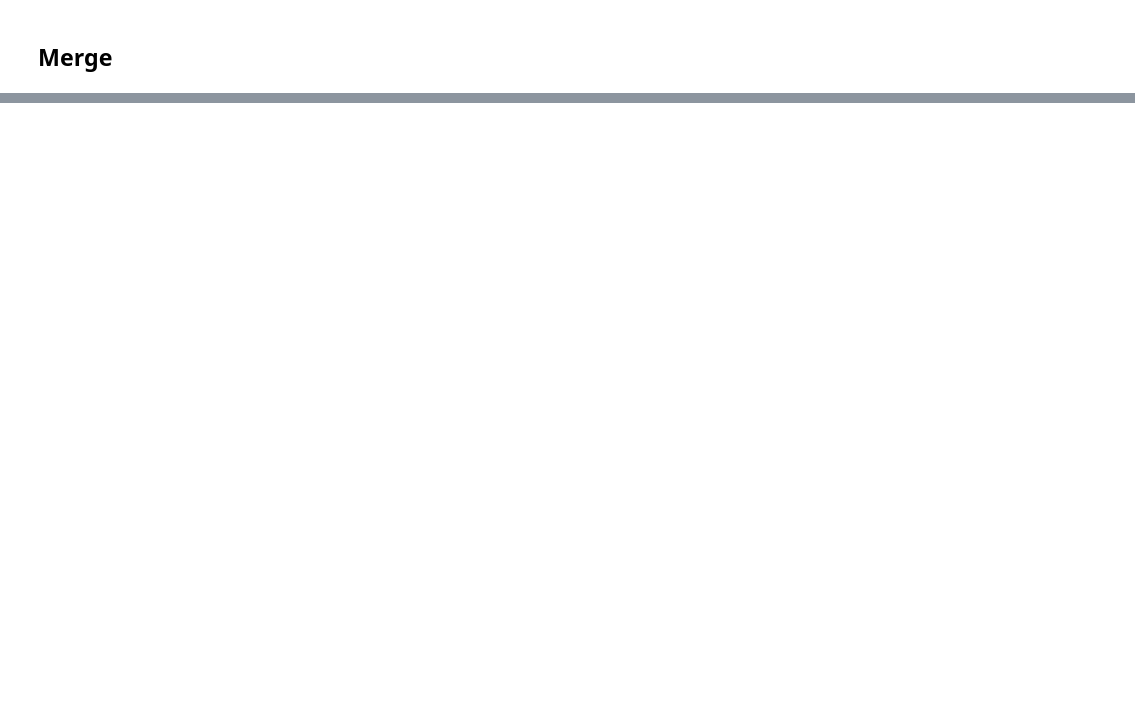
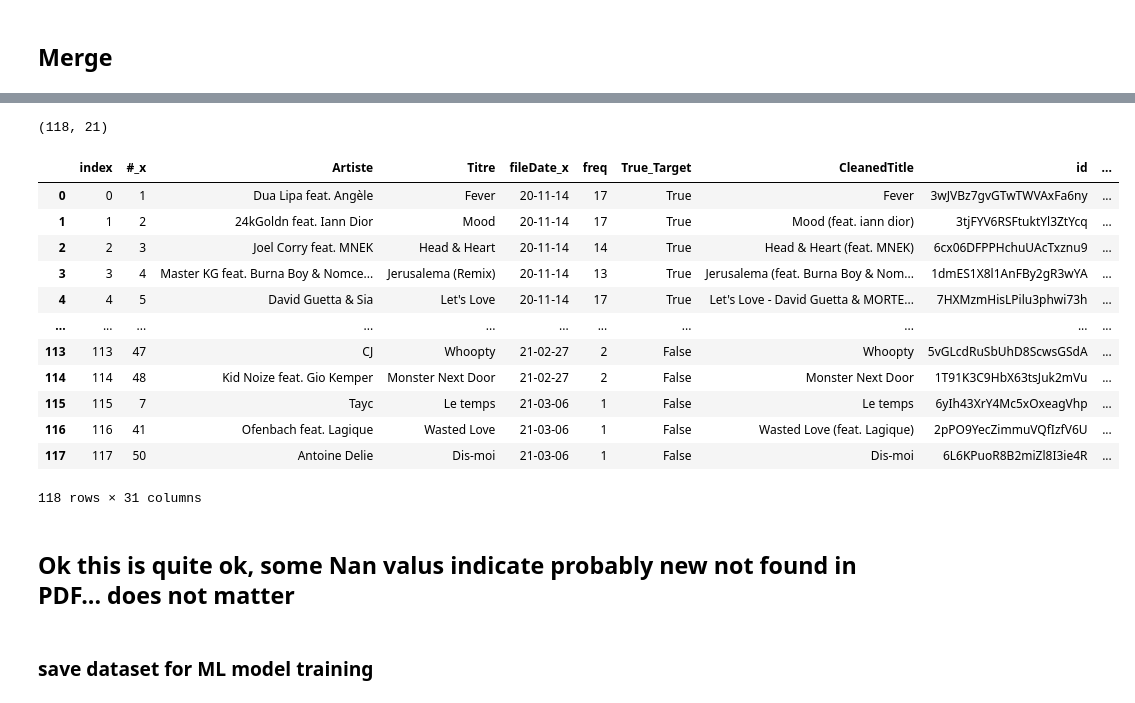
Before and after one commit to albert-kevin/G15SDSHackathon2021, a Jupyter notebook: code/notebooks/kevin/05_Spotify_Data_Cleaning.ipynb, the cells around one changed output, grey strips where cells are left out. Saved outputs shown, nothing was run; the diff lists cells and outputs as text; code cells hidden in the pictures; blank space fills up the shorter version.

Commit message:
update all latest notebooks - incl latest model

```diff
--- a/code/notebooks/kevin/05_Spotify_Data_Cleaning.ipynb
+++ b/code/notebooks/kevin/05_Spotify_Data_Cleaning.ipynb
@@ -120,2 +192,4 @@ Name: 0, dtype: object
 # %% [markdown]
 ## Enrich the ultratop PDF dataset with Spotify API
+# %%
+ultraPDFflanders = pd.read_parquet("../../../data/bronze/Ultratop/Flanders/ultratopPDFflanders.parquet")
@@ -121,0 +209,2 @@ Name: 0, dtype: object
+# %%
+ultraPDFflanders = ultraPDFflanders.drop_duplicates(subset=['Titel'], keep='last')
@@ -122,2 +215,5 @@ Name: 0, dtype: object
 # %% [markdown]
 ## Merge
+# %%
+# load again the dataset from above
+df = pd.read_parquet("../../../data/silver/ultraPlusSpotify.parquet")
@@ -123,0 +230,25 @@ Name: 0, dtype: object
+# %%
+df.shape
+# %% [output]
+(118, 21)
+# %%
+df = df.merge(ultraPDFflanders, how="left", left_on="Titre", right_on="Titel").reset_index()
+df
+# %% [output]
+|  | index | #_x | Artiste | Titre | fileDate_x | freq | True_Target | CleanedTitle | id | ... |
+| 0 | 0 | 1 | Dua Lipa feat. Angèle | Fever | 20-11-14 | 17 | True | Fever | 3wJVBz7gvGTwTWVAxFa6ny | ... |
+| 1 | 1 | 2 | 24kGoldn feat. Iann Dior | Mood | 20-11-14 | 17 | True | Mood (feat. iann dior) | 3tjFYV6RSFtuktYl3ZtYcq | ... |
+| 2 | 2 | 3 | Joel Corry feat. MNEK | Head & Heart | 20-11-14 | 14 | True | Head & Heart (feat. MNEK) | 6cx06DFPPHchuUAcTxznu9 | ... |
+| 3 | 3 | 4 | Master KG feat. Burna Boy & Nomce... | Jerusalema (Remix) | 20-11-14 | 13 | True | Jerusalema (feat. Burna Boy & Nom... | 1dmES1X8l1AnFBy2gR3wYA | ... |
+| 4 | 4 | 5 | David Guetta & Sia | Let's Love | 20-11-14 | 17 | True | Let's Love - David Guetta & MORTE... | 7HXMzmHisLPilu3phwi73h | ... |
+| ... | ... | ... | ... | ... | ... | ... | ... | ... | ... | ... |
+| 113 | 113 | 47 | CJ | Whoopty | 21-02-27 | 2 | False | Whoopty | 5vGLcdRuSbUhD8ScwsGSdA | ... |
+| 114 | 114 | 48 | Kid Noize feat. Gio Kemper | Monster Next Door | 21-02-27 | 2 | False | Monster Next Door | 1T91K3C9HbX63tsJuk2mVu | ... |
+| 115 | 115 | 7 | Tayc | Le temps | 21-03-06 | 1 | False | Le temps | 6yIh43XrY4Mc5xOxeagVhp | ... |
+| 116 | 116 | 41 | Ofenbach feat. Lagique | Wasted Love | 21-03-06 | 1 | False | Wasted Love (feat. Lagique) | 2pPO9YecZimmuVQfIzfV6U | ... |
+| 117 | 117 | 50 | Antoine Delie | Dis-moi | 21-03-06 | 1 | False | Dis-moi | 6L6KPuoR8B2miZl8I3ie4R | ... |
+118 rows × 31 columns
+# %% [markdown]
+## Ok this is quite ok, some Nan valus indicate probably new not found in PDF... does not matter
+# %% [markdown]
+### save dataset for ML model training
```
Also changed, not shown: parts of 21 cells of this notebook, 6 other files.
